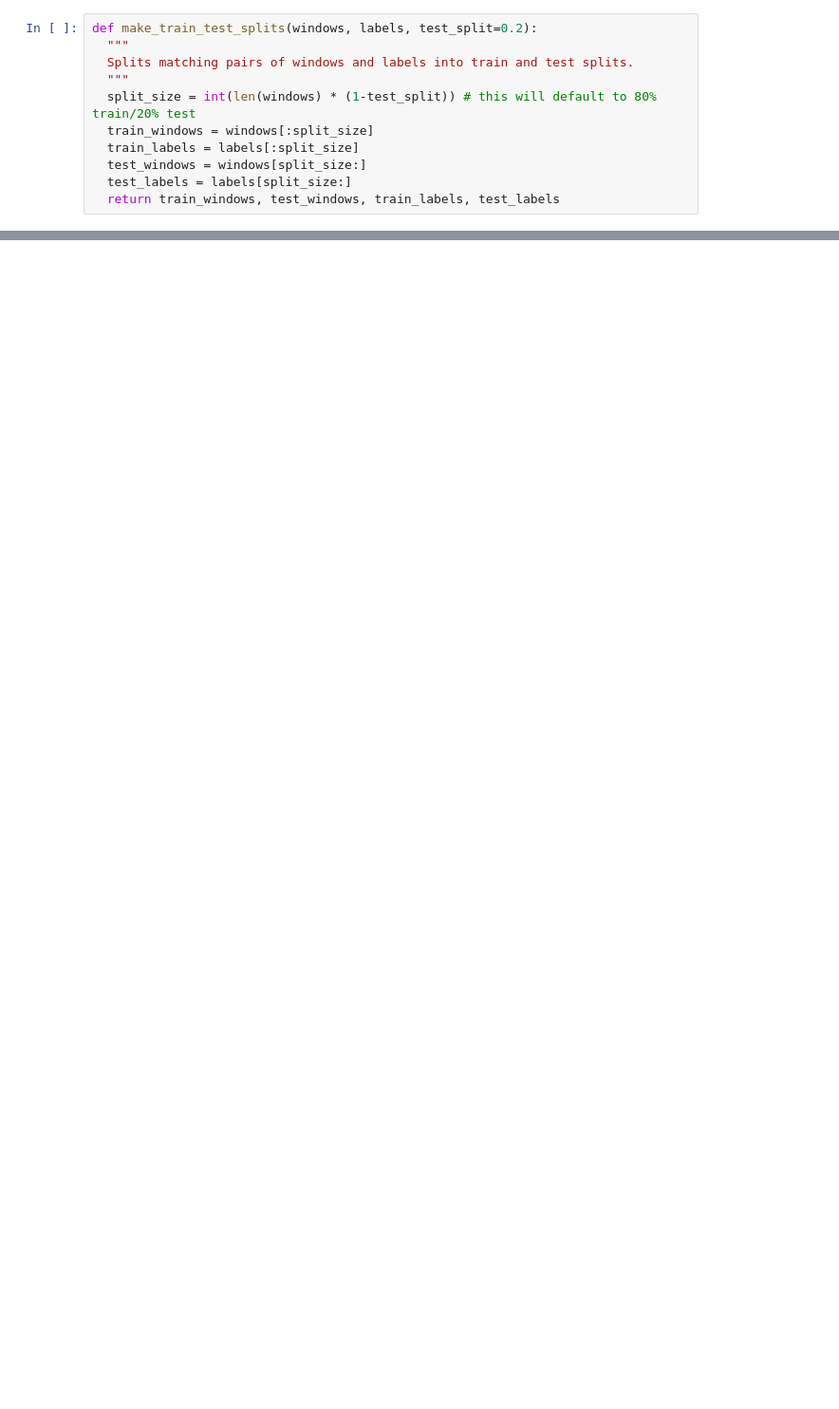
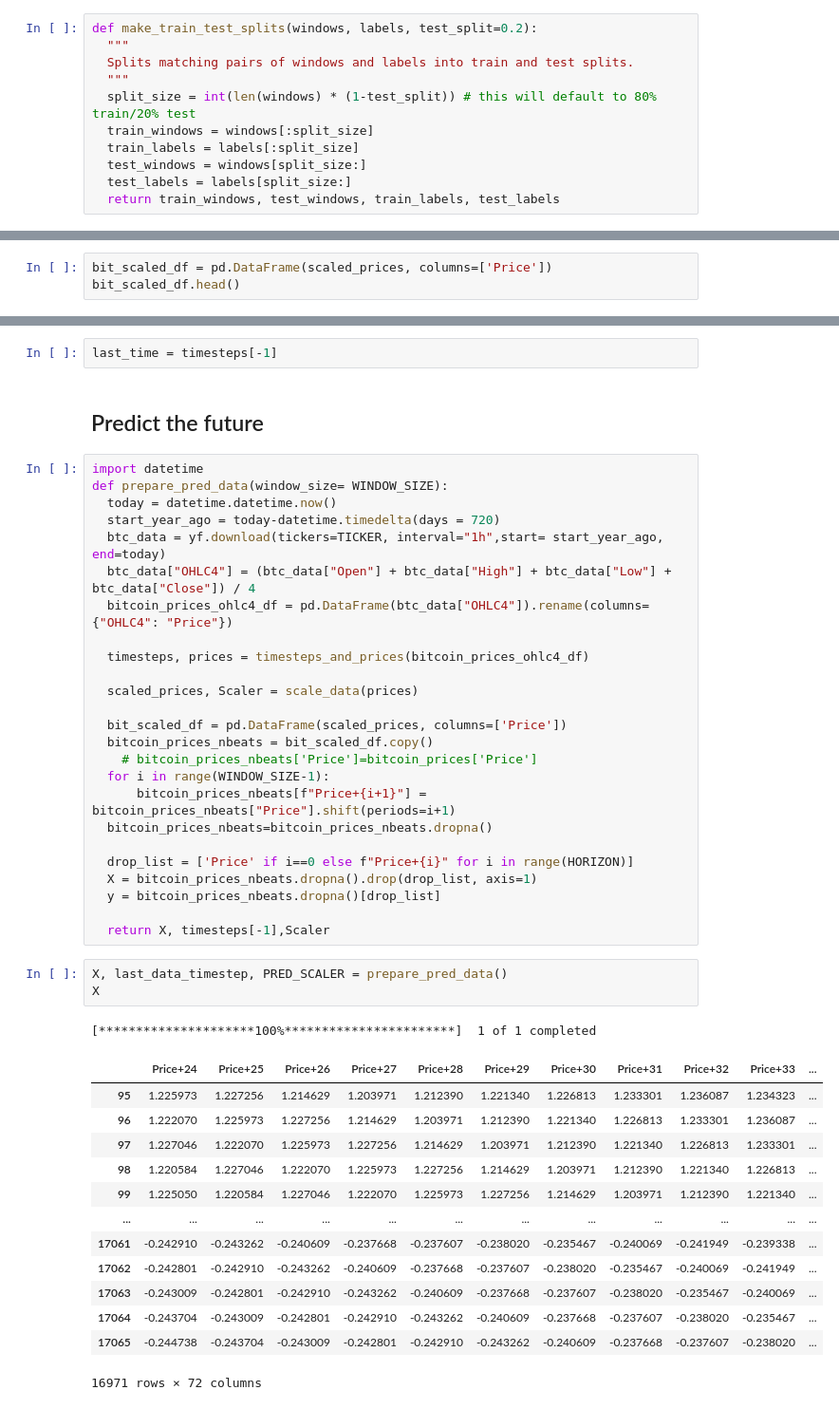
Before and after one commit to AmirGhnbr/Bit_pred, a Jupyter notebook: bit_pred.ipynb, the cells around one changed output, grey strips where cells are left out. Shown at 95% size. Cells and saved outputs as stored; diff of their text form; blank space fills up the shorter version.

```diff
--- a/bit_pred.ipynb
+++ b/bit_pred.ipynb
@@ -328,0 +316,3 @@ len(train_windows), len(test_windows), len(train_labels), len(test_labels)
+# %%
+bit_scaled_df = pd.DataFrame(scaled_prices, columns=['Price'])
+bit_scaled_df.head()
@@ -328,0 +756,47 @@ len(train_windows), len(test_windows), len(train_labels), len(test_labels)
+# %%
+last_time = timesteps[-1]
+# %% [markdown]
+## Predict the future
+# %%
+import datetime
+def prepare_pred_data(window_size= WINDOW_SIZE):
+  today = datetime.datetime.now()
+  start_year_ago = today-datetime.timedelta(days = 720)
+  btc_data = yf.download(tickers=TICKER, interval="1h",start= start_year_ago, end=today)
+  btc_data["OHLC4"] = (btc_data["Open"] + btc_data["High"] + btc_data["Low"] + btc_data["Close"]) / 4
+  bitcoin_prices_ohlc4_df = pd.DataFrame(btc_data["OHLC4"]).rename(columns={"OHLC4": "Price"})
+
+  timesteps, prices = timesteps_and_prices(bitcoin_prices_ohlc4_df)
+
+  scaled_prices, Scaler = scale_data(prices)
+
+  bit_scaled_df = pd.DataFrame(scaled_prices, columns=['Price'])
+  bitcoin_prices_nbeats = bit_scaled_df.copy()
+    # bitcoin_prices_nbeats['Price']=bitcoin_prices['Price']
+  for i in range(WINDOW_SIZE-1):
+      bitcoin_prices_nbeats[f"Price+{i+1}"] = bitcoin_prices_nbeats["Price"].shift(periods=i+1)
+  bitcoin_prices_nbeats=bitcoin_prices_nbeats.dropna()
+
+  drop_list = ['Price' if i==0 else f"Price+{i}" for i in range(HORIZON)]
+  X = bitcoin_prices_nbeats.dropna().drop(drop_list, axis=1)
+  y = bitcoin_prices_nbeats.dropna()[drop_list]
+
+  return X, timesteps[-1],Scaler
+# %%
+X, last_data_timestep, PRED_SCALER = prepare_pred_data()
+X
+# %% [output]
+[*********************100%***********************]  1 of 1 completed
+|  | Price+24 | Price+25 | Price+26 | Price+27 | Price+28 | Price+29 | Price+30 | Price+31 | Price+32 | Price+33 | ... |
+| 95 | 1.225973 | 1.227256 | 1.214629 | 1.203971 | 1.212390 | 1.221340 | 1.226813 | 1.233301 | 1.236087 | 1.234323 | ... |
+| 96 | 1.222070 | 1.225973 | 1.227256 | 1.214629 | 1.203971 | 1.212390 | 1.221340 | 1.226813 | 1.233301 | 1.236087 | ... |
+| 97 | 1.227046 | 1.222070 | 1.225973 | 1.227256 | 1.214629 | 1.203971 | 1.212390 | 1.221340 | 1.226813 | 1.233301 | ... |
+| 98 | 1.220584 | 1.227046 | 1.222070 | 1.225973 | 1.227256 | 1.214629 | 1.203971 | 1.212390 | 1.221340 | 1.226813 | ... |
+| 99 | 1.225050 | 1.220584 | 1.227046 | 1.222070 | 1.225973 | 1.227256 | 1.214629 | 1.203971 | 1.212390 | 1.221340 | ... |
+| ... | ... | ... | ... | ... | ... | ... | ... | ... | ... | ... | ... |
+| 17061 | -0.242910 | -0.243262 | -0.240609 | -0.237668 | -0.237607 | -0.238020 | -0.235467 | -0.240069 | -0.241949 | -0.239338 | ... |
+| 17062 | -0.242801 | -0.242910 | -0.243262 | -0.240609 | -0.237668 | -0.237607 | -0.238020 | -0.235467 | -0.240069 | -0.241949 | ... |
+| 17063 | -0.243009 | -0.242801 | -0.242910 | -0.243262 | -0.240609 | -0.237668 | -0.237607 | -0.238020 | -0.235467 | -0.240069 | ... |
+| 17064 | -0.243704 | -0.243009 | -0.242801 | -0.242910 | -0.243262 | -0.240609 | -0.237668 | -0.237607 | -0.238020 | -0.235467 | ... |
+| 17065 | -0.244738 | -0.243704 | -0.243009 | -0.242801 | -0.242910 | -0.243262 | -0.240609 | -0.237668 | -0.237607 | -0.238020 | ... |
+16971 rows × 72 columns
```
Also changed, not shown: parts of 38 cells of this notebook.
